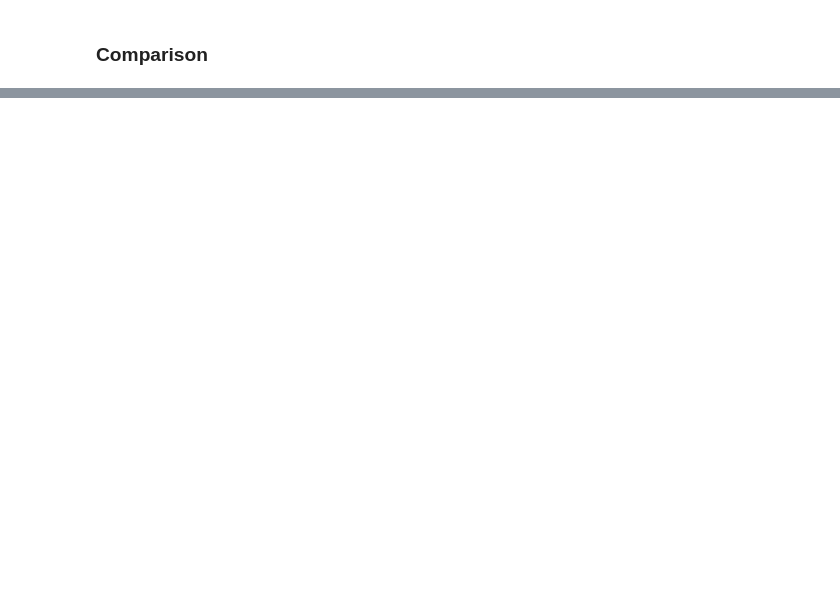
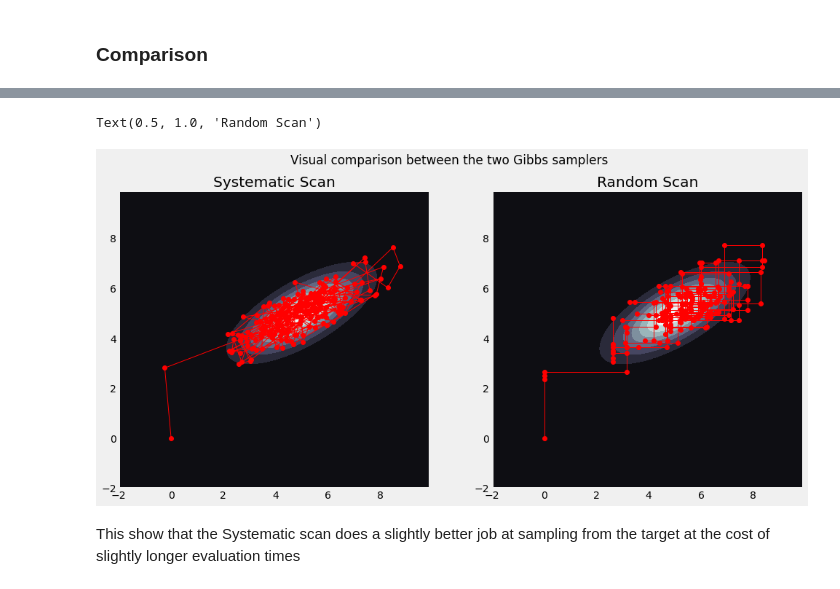
Before and after one commit to I-Bouros/seqgibbs, a Jupyter notebook: seqgibbs/examples/comparison.ipynb, the cells around one changed output, grey strips where cells are left out. Cells and saved outputs as stored; diff of their text form; code cells hidden in the pictures; blank space fills up the shorter version.

```diff
--- a/seqgibbs/examples/comparison.ipynb
+++ b/seqgibbs/examples/comparison.ipynb
@@ -104,0 +179,17 @@ comparison_time_matrix = pd.DataFrame({
+# %%
+# Plot them side by side
+fig, (ax1, ax2) = plt.subplots(1, 2, figsize=(15, 7))
+fig.suptitle('Visual comparison between the two Gibbs samplers')
+
+ax1.contourf(x, y, rv.pdf(pos), cmap=plt.cm.bone)
+ax1.plot(sys_gibbs_x1, sys_gibbs_x2, marker='o', c='r', linewidth=1)
+ax1.set_title('Systematic Scan')
+
+ax2.contourf(x, y, rv.pdf(pos), cmap=plt.cm.bone)
+ax2.plot(rand_gibbs_x1, rand_gibbs_x2, marker='o', c='r', linewidth=1)
+ax2.set_title('Random Scan')
+# %% [output]
+Text(0.5, 1.0, 'Random Scan')
+[figure, added]
+# %% [markdown]
+This show that the Systematic scan does a slightly better job at sampling from the target at the cost of slightly longer evaluation times
```
Also changed, not shown: parts of 11 cells of this notebook, 1 other file.
